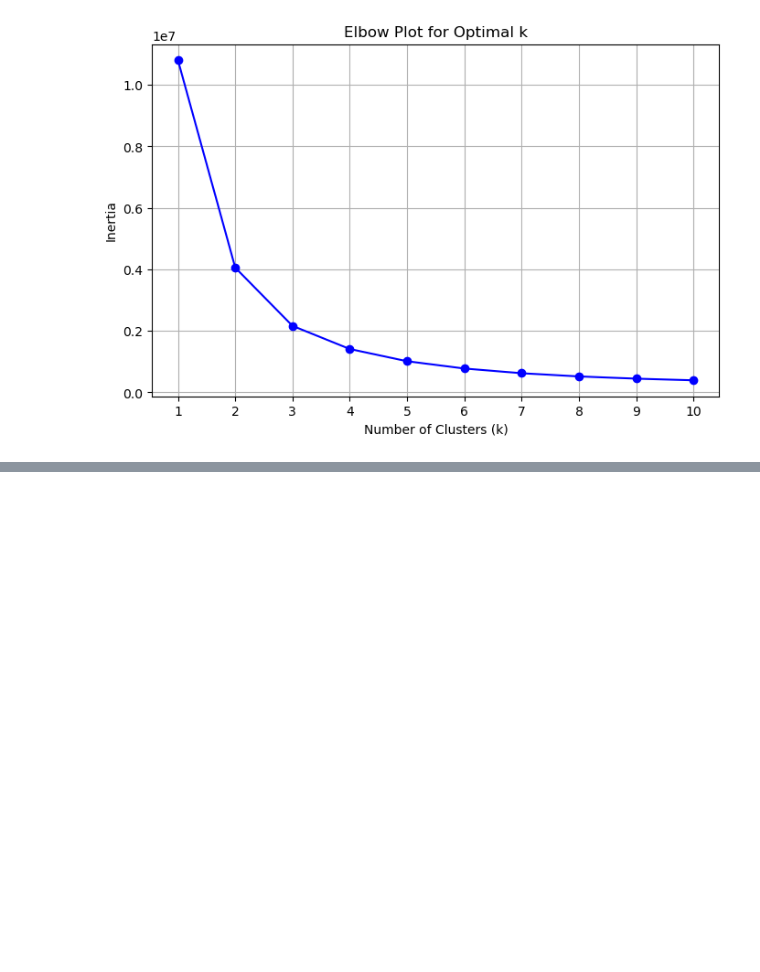
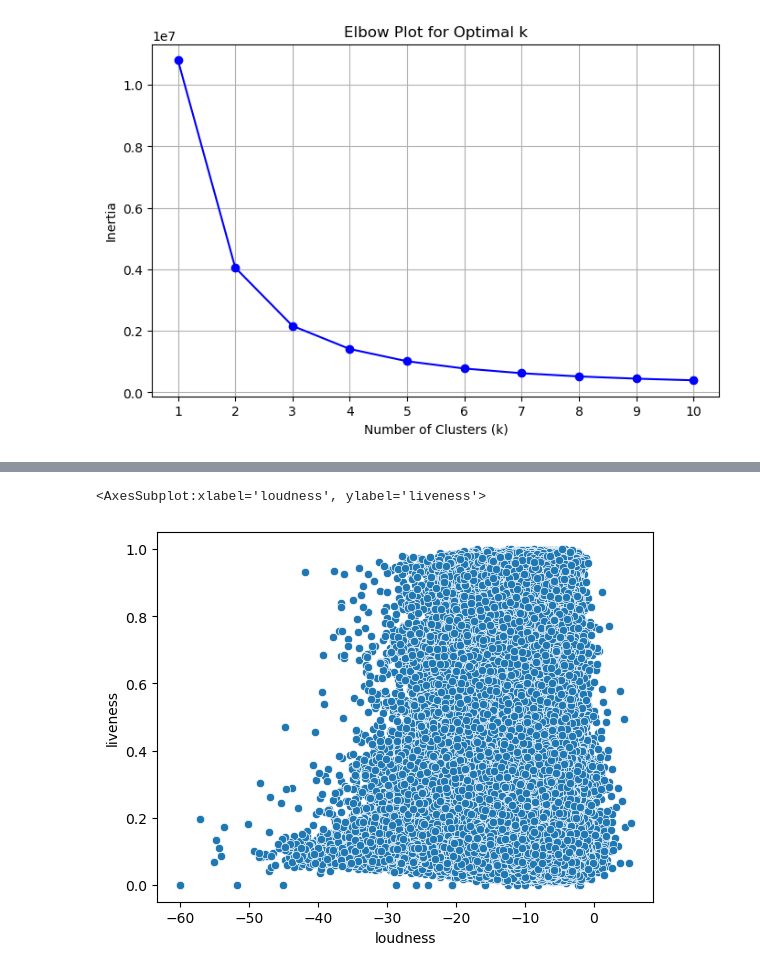
Before and after one commit to budgethp/ML, a Jupyter notebook: Semester 2/Untitled3.ipynb, the cells around one changed output, grey strips where cells are left out. Saved outputs shown, nothing was run; the diff lists cells and outputs as text; code cells hidden in the pictures; blank space fills up the shorter version.

```diff
--- a/Semester 2/Untitled3.ipynb
+++ b/Semester 2/Untitled3.ipynb
@@ -492,0 +493,9 @@ KeyboardInterrupt:
+# %%
+import seaborn as sns
+import pandas as pd
+df = pd.read_csv('tracks.csv')
+
+sns.scatterplot(data=df, x="loudness", y="liveness")
+# %% [output]
+<AxesSubplot:xlabel='loudness', ylabel='liveness'>
+[figure, added]
```
Also changed, not shown: parts of 5 cells of this notebook.
